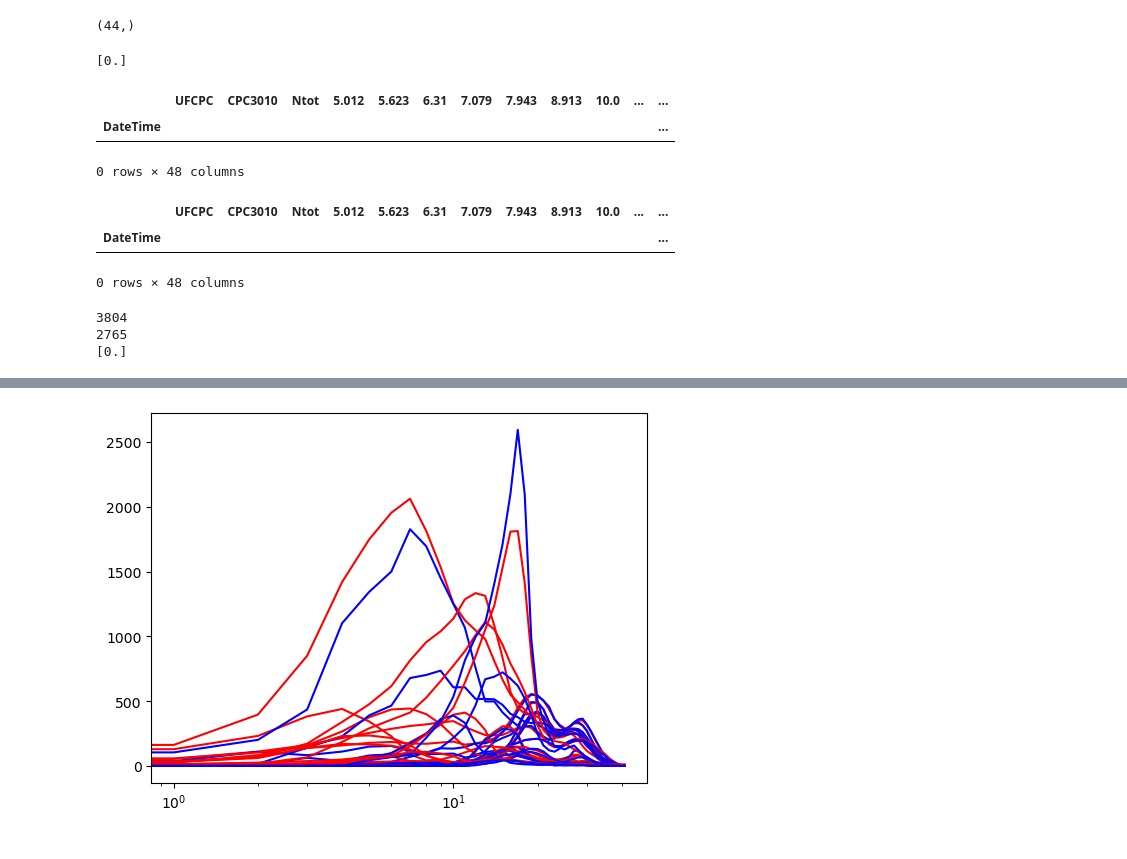
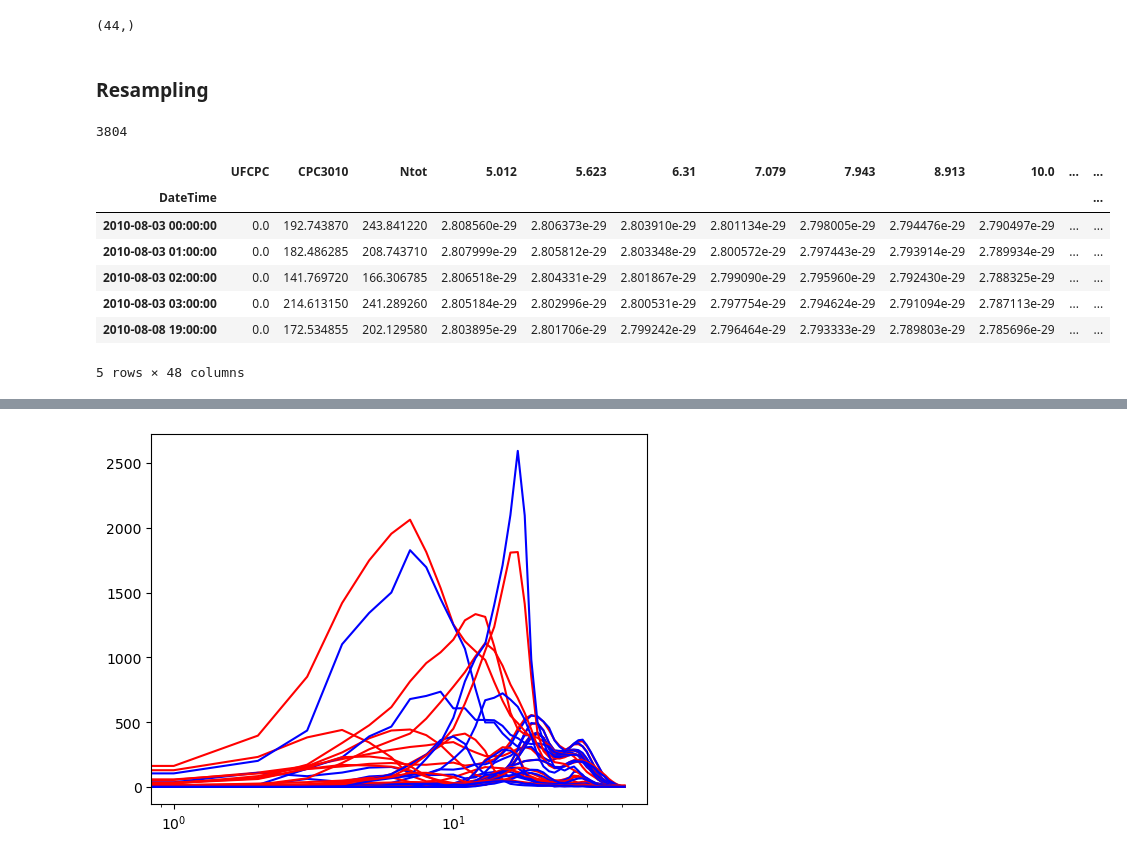
Before and after one commit to eScience-course/Tjaernoe2022-group3, a Jupyter notebook: notebooks/Load and analyze DMPS data.ipynb, the cells around one changed output, grey strips where cells are left out. Drawn from its saved outputs; the diff is of its cells as text; code cells hidden in the pictures.

```diff
--- a/notebooks/Load and analyze DMPS data.ipynb
+++ b/notebooks/Load and analyze DMPS data.ipynb
@@ -132,10 +135,20 @@ print(diameters.shape)
 (44,)
 # %%
 dict_years_to_df = fu.resample_dfs(dict_years_to_df, "2010_2020")
+# %% [markdown]
+### Resampling
 # %%
 df_daily_2010_2020_mean = df_2010_2020.resample('D').mean()
 df_daily_2010_2020_mean = df_daily_2010_2020_mean.dropna(how='all')
-print(df_daily_2010_2020_mean['flag'].unique())
+
+df_daily_2010_2020_median = df_2010_2020.resample('D').median()
+print(len(df_daily_2010_2020_median))
+df_daily_2010_2020_median = df_daily_2010_2020_median.dropna(how='all')
+# resample fills the gaps with nan's. All rows where all are equal to nan are dropped
+
+
+df_hourly_2010_2020_mean = df_2010_2020.resample('H').mean()
+df_hourly_2010_2020_mean = df_hourly_2010_2020_mean.dropna(how='all')
 # %% [output]
-[0.]
+3804
 # %%
@@ -143,22 +156,13 @@ df_aug04 = df_2010_2020[('2010-08-04' < df_2010_2020.index) & (df_2010_2020.inde
 # %%
-df_aug04
+df_hourly_2010_2020_mean.head()
 # %% [output]
 |  | UFCPC | CPC3010 | Ntot | 5.012 | 5.623 | 6.31 | 7.079 | 7.943 | 8.913 | 10.0 | ... | ... |
 | DateTime |  |  |  |  |  |  |  |  |  |  |  | ... |
+| 2010-08-03 00:00:00 | 0.0 | 192.743870 | 243.841220 | 2.808560e-29 | 2.806373e-29 | 2.803910e-29 | 2.801134e-29 | 2.798005e-29 | 2.794476e-29 | 2.790497e-29 | ... | ... |
+| 2010-08-03 01:00:00 | 0.0 | 182.486285 | 208.743710 | 2.807999e-29 | 2.805812e-29 | 2.803348e-29 | 2.800572e-29 | 2.797443e-29 | 2.793914e-29 | 2.789934e-29 | ... | ... |
+| 2010-08-03 02:00:00 | 0.0 | 141.769720 | 166.306785 | 2.806518e-29 | 2.804331e-29 | 2.801867e-29 | 2.799090e-29 | 2.795960e-29 | 2.792430e-29 | 2.788325e-29 | ... | ... |
+| 2010-08-03 03:00:00 | 0.0 | 214.613150 | 241.289260 | 2.805184e-29 | 2.802996e-29 | 2.800531e-29 | 2.797754e-29 | 2.794624e-29 | 2.791094e-29 | 2.787113e-29 | ... | ... |
+| 2010-08-08 19:00:00 | 0.0 | 172.534855 | 202.129580 | 2.803895e-29 | 2.801706e-29 | 2.799242e-29 | 2.796464e-29 | 2.793333e-29 | 2.789803e-29 | 2.785696e-29 | ... | ... |
-0 rows × 48 columns
+5 rows × 48 columns
 # %%
-df_daily_2010_2020_mean[df_daily_2010_2020_mean['flag'] != 0]
+#df_daily_2010_2020_mean[df_daily_2010_2020_mean['flag'] != 0]
-# %% [output]
-|  | UFCPC | CPC3010 | Ntot | 5.012 | 5.623 | 6.31 | 7.079 | 7.943 | 8.913 | 10.0 | ... | ... |
-| DateTime |  |  |  |  |  |  |  |  |  |  |  | ... |
-0 rows × 48 columns
-# %%
-df_daily_2010_2020_median = df_2010_2020.resample('D').median()
-print(len(df_daily_2010_2020_median))
-df_daily_2010_2020_median = df_daily_2010_2020_median.dropna(how='all')
-print(len(df_daily_2010_2020_median))
-print(df_daily_2010_2020_median['flag'].unique())
-# %% [output]
-3804
-2765
-[0.]
```
Also changed, not shown: parts of 61 cells of this notebook, 1 other file.
